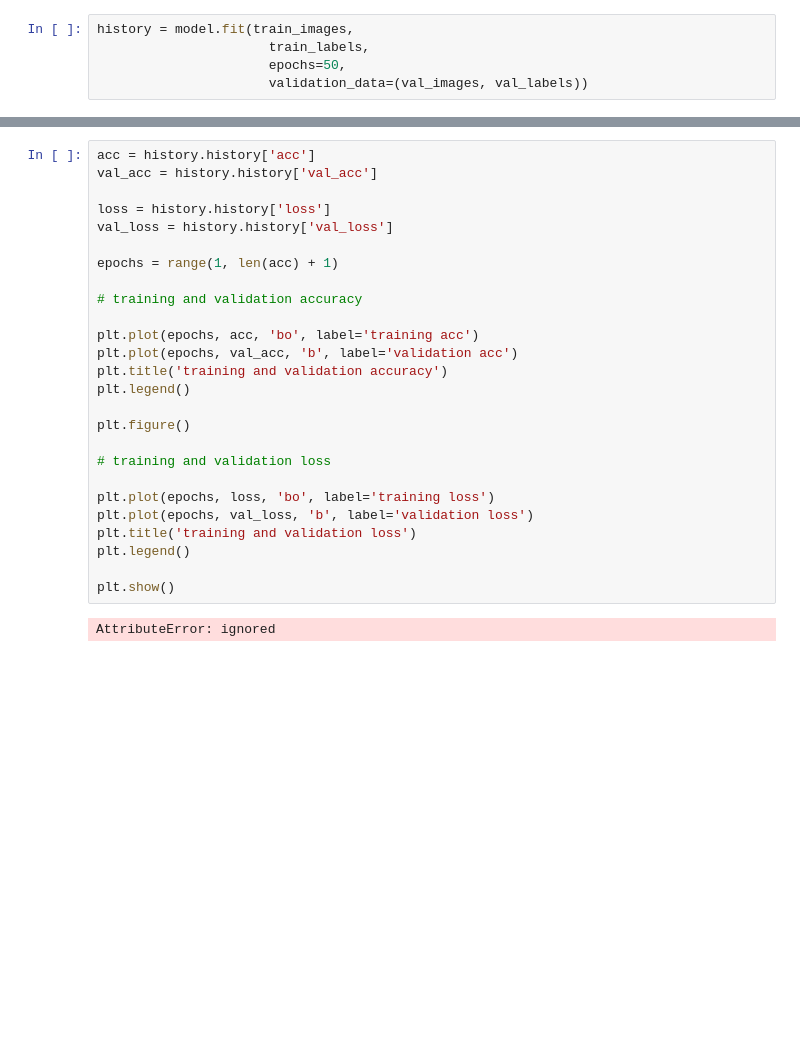
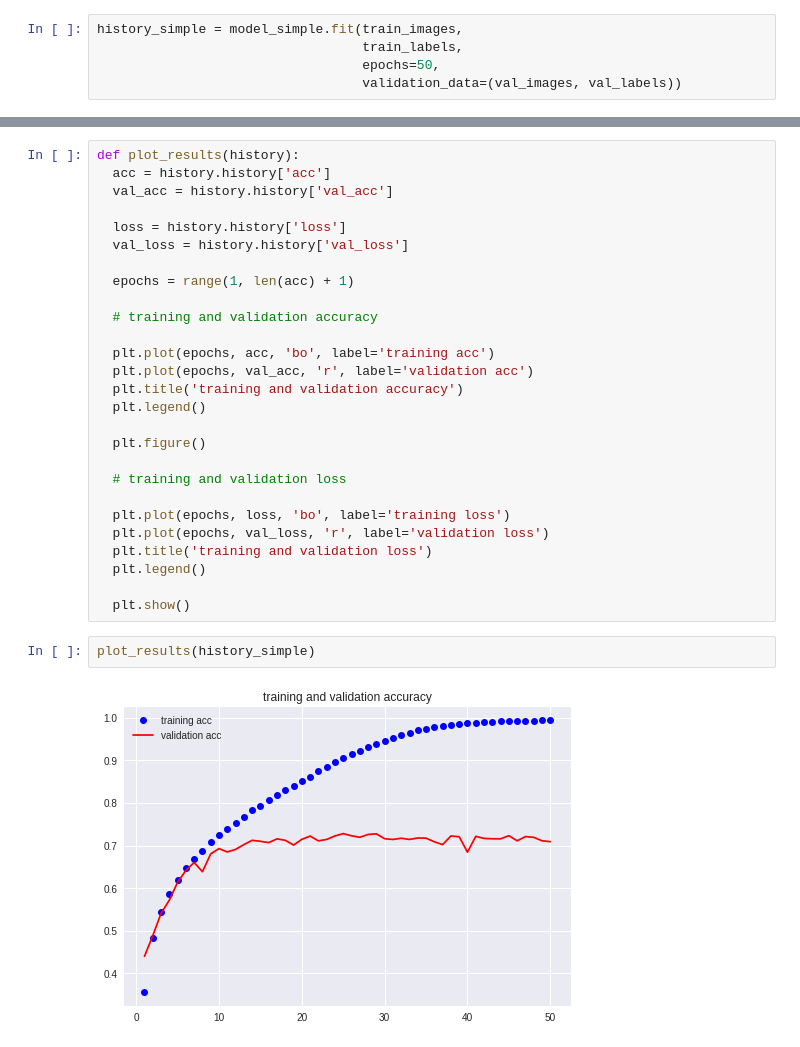
Before and after one commit to Stnslv/ML-Homeworks, a Jupyter notebook: HW2/model_k_fold.ipynb, the cells around one changed output, grey strips where cells are left out. Cells and saved outputs as stored; diff of their text form; blank space fills up the shorter version.

Commit message:
Cleaned up all notebooks, comparison of models in model_kfold.

```diff
--- a/HW2/model_k_fold.ipynb
+++ b/HW2/model_k_fold.ipynb
@@ -78,6 +113,6 @@ model.save_weights('inital_weights.h5')
 # %%
-history = model.fit(train_images,
-                      train_labels,
-                      epochs=50,
-                      validation_data=(val_images, val_labels))
+history_simple = model_simple.fit(train_images,
+                                  train_labels,
+                                  epochs=50,
+                                  validation_data=(val_images, val_labels))
 # %% [output]
@@ -92,28 +208,31 @@ with open('model_kfold.h5', 'r') as f:
 # %%
-acc = history.history['acc']
-val_acc = history.history['val_acc']
+def plot_results(history):
+  acc = history.history['acc']
+  val_acc = history.history['val_acc']
 
-loss = history.history['loss']
-val_loss = history.history['val_loss']
+  loss = history.history['loss']
+  val_loss = history.history['val_loss']
 
-epochs = range(1, len(acc) + 1)
+  epochs = range(1, len(acc) + 1)
 
-# training and validation accuracy
+  # training and validation accuracy
 
-plt.plot(epochs, acc, 'bo', label='training acc')
-plt.plot(epochs, val_acc, 'b', label='validation acc')
-plt.title('training and validation accuracy')
-plt.legend()
+  plt.plot(epochs, acc, 'bo', label='training acc')
+  plt.plot(epochs, val_acc, 'r', label='validation acc')
+  plt.title('training and validation accuracy')
+  plt.legend()
 
-plt.figure()
+  plt.figure()
 
-# training and validation loss
+  # training and validation loss
 
-plt.plot(epochs, loss, 'bo', label='training loss')
-plt.plot(epochs, val_loss, 'b', label='validation loss')
-plt.title('training and validation loss')
-plt.legend()
+  plt.plot(epochs, loss, 'bo', label='training loss')
+  plt.plot(epochs, val_loss, 'r', label='validation loss')
+  plt.title('training and validation loss')
+  plt.legend()
 
-plt.show()
+  plt.show()
-# %% [output]
-AttributeError: ignored
+# %%
+plot_results(history_simple)
+# %% [output]
+[figure, added]
```
Also changed, not shown: parts of 22 cells of this notebook, 4 other files.
